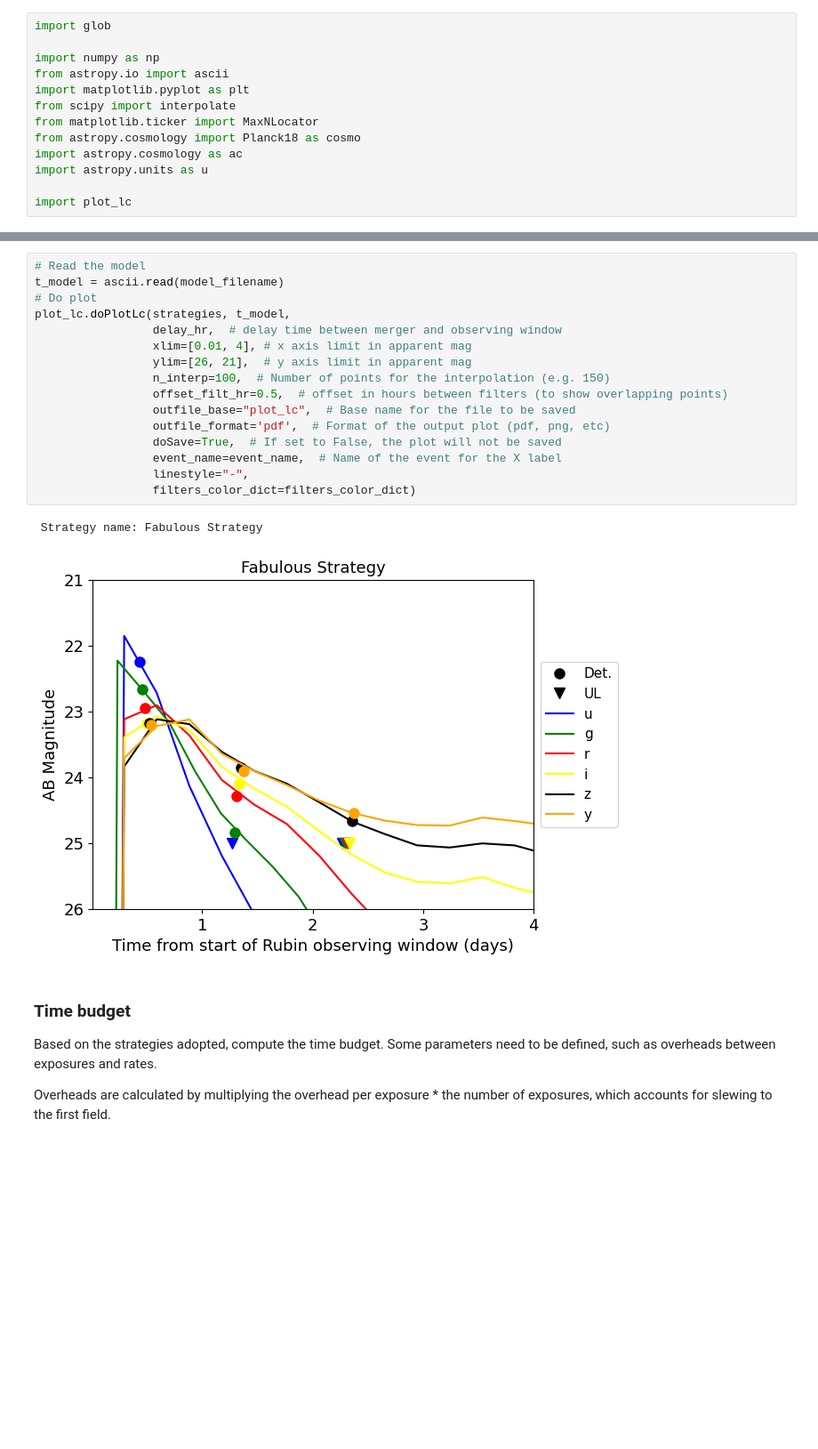
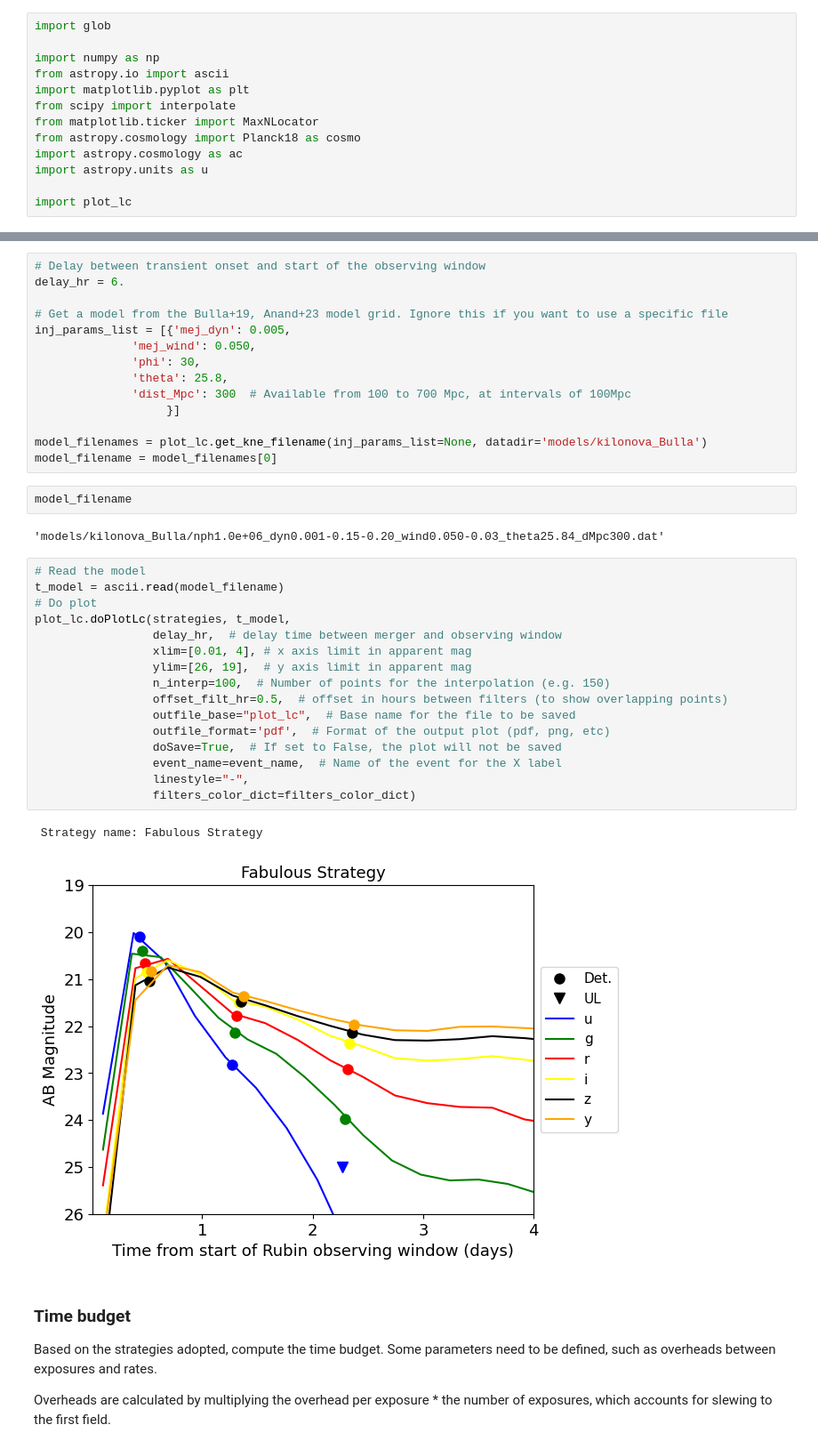
Before and after one commit to igorandreoni/RubinToO2024, a Jupyter notebook: plots_RubinToO2024.ipynb, the cells around one changed output, grey strips where cells are left out. Shown at 89% size. Drawn from its saved outputs; the diff is of its cells as text; blank space fills up the shorter version.

Commit message:
added bulla models automatic fetching

```diff
--- a/plots_RubinToO2024.ipynb
+++ b/plots_RubinToO2024.ipynb
@@ -213,22 +220,40 @@ model_filename = "models/kilonova_Bulla/nph1.0e+06_dyn0.001-0.15-0.20_wind0.050-
+# %%
+# Delay between transient onset and start of the observing window
+delay_hr = 6.
+
+# Get a model from the Bulla+19, Anand+23 model grid. Ignore this if you want to use a specific file
+inj_params_list = [{'mej_dyn': 0.005,
+              'mej_wind': 0.050,
+              'phi': 30,
+              'theta': 25.8,
+              'dist_Mpc': 300  # Available from 100 to 700 Mpc, at intervals of 100Mpc
+                   }]
+
+model_filenames = plot_lc.get_kne_filename(inj_params_list=None, datadir='models/kilonova_Bulla')
+model_filename = model_filenames[0]
+# %%
+model_filename
+# %% [output]
+'models/kilonova_Bulla/nph1.0e+06_dyn0.001-0.15-0.20_wind0.050-0.03_theta25.84_dMpc300.dat'
 # %%
 # Read the model
 t_model = ascii.read(model_filename)
 # Do plot
 plot_lc.doPlotLc(strategies, t_model,
                  delay_hr,  # delay time between merger and observing window
                  xlim=[0.01, 4], # x axis limit in apparent mag
-                 ylim=[26, 21],  # y axis limit in apparent mag
+                 ylim=[26, 19],  # y axis limit in apparent mag
                  n_interp=100,  # Number of points for the interpolation (e.g. 150)
                  offset_filt_hr=0.5,  # offset in hours between filters (to show overlapping points)
                  outfile_base="plot_lc",  # Base name for the file to be saved
                  outfile_format='pdf',  # Format of the output plot (pdf, png, etc)
                  doSave=True,  # If set to False, the plot will not be saved
                  event_name=event_name,  # Name of the event for the X label
                  linestyle="-",
                  filters_color_dict=filters_color_dict)
 # %% [output]
  Strategy name: Fabulous Strategy
-[figure, old version]
+[figure, new version]
 # %% [markdown]
 ### Time budget
 
```
Also changed, not shown: parts of 7 cells of this notebook, 2 other files.
